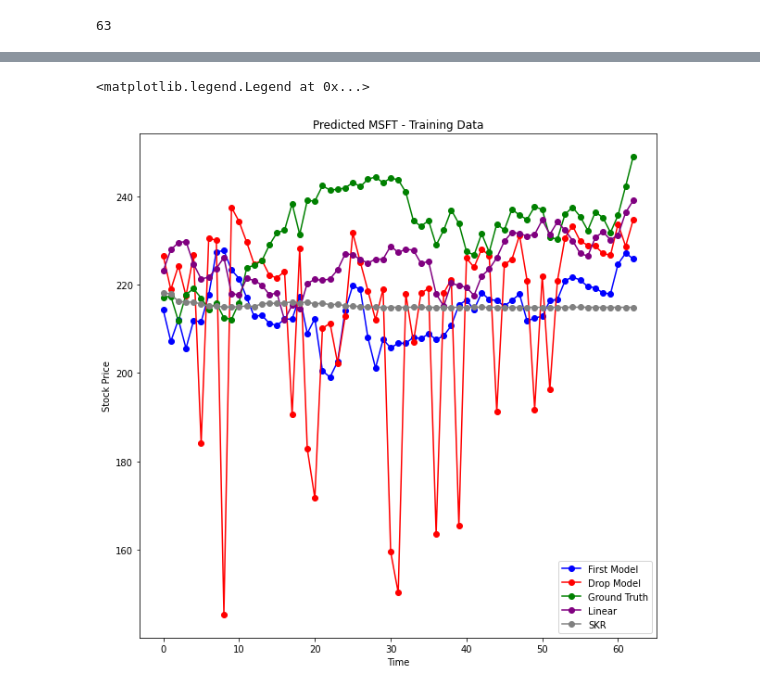
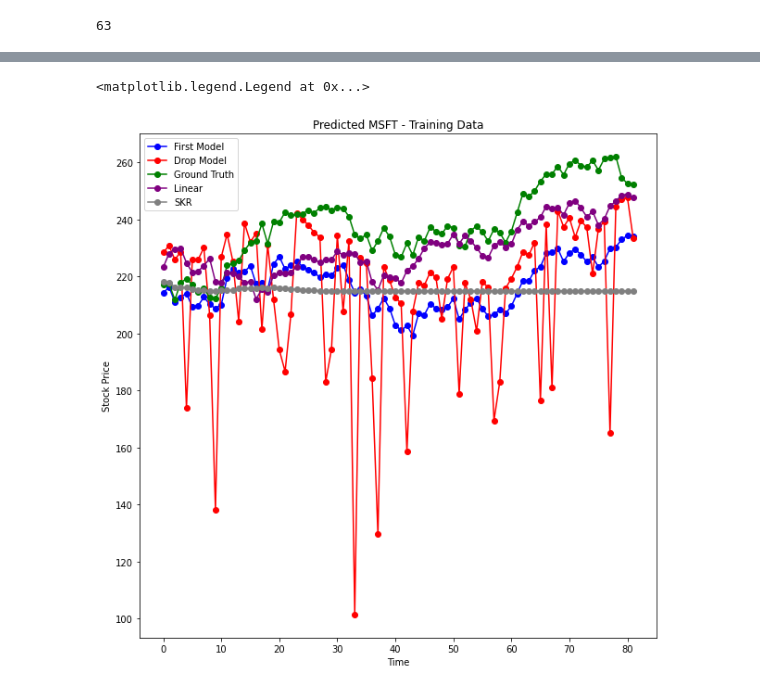
Before and after one commit to SarahBrown/ECE5973-ANN, a Jupyter notebook: HW3/Sarah Brown - ANN - Homework 3.ipynb, the cells around one changed output, grey strips where cells are left out. Drawn from its saved outputs; the diff is of its cells as text; code cells hidden in the pictures.

```diff
--- a/HW3/Sarah Brown - ANN - Homework 3.ipynb
+++ b/HW3/Sarah Brown - ANN - Homework 3.ipynb
@@ -203,21 +203,22 @@ ax.legend()
 # %%
 #5: Repeat plot from 4 with testing data
 first_model_test = model(x_test).detach().numpy()
 drop_model_test = model_drop(x_test).detach().numpy()
+time = range(82)
 
 plt.figure(figsize=(10,10))
 
 ax = plt.gca()
 plt.xlabel("Time")
 plt.ylabel("Stock Price")
 plt.title("Predicted MSFT - Training Data")
 
-ax.plot(time, first_model, color = "b", label="First Model", marker='o')
-ax.plot(time, drop_model, color = "r", label = "Drop Model", marker='o')
+ax.plot(time, first_model_test, color = "b", label="First Model", marker='o')
+ax.plot(time, drop_model_test, color = "r", label = "Drop Model", marker='o')
 ax.plot(time, y_test, color = "g", label = "Ground Truth", marker='o')
 ax.plot(time, linear_test, color = "purple", label = "Linear", marker='o')
 ax.plot(time, skr_test, color = "grey", label = "SKR", marker='o')
 ax.legend()
 # %% [output]
 <matplotlib.legend.Legend at 0x...>
-[figure, old version]
+[figure, new version]
```
Also changed, not shown: parts of 3 cells of this notebook, 1 other file.
